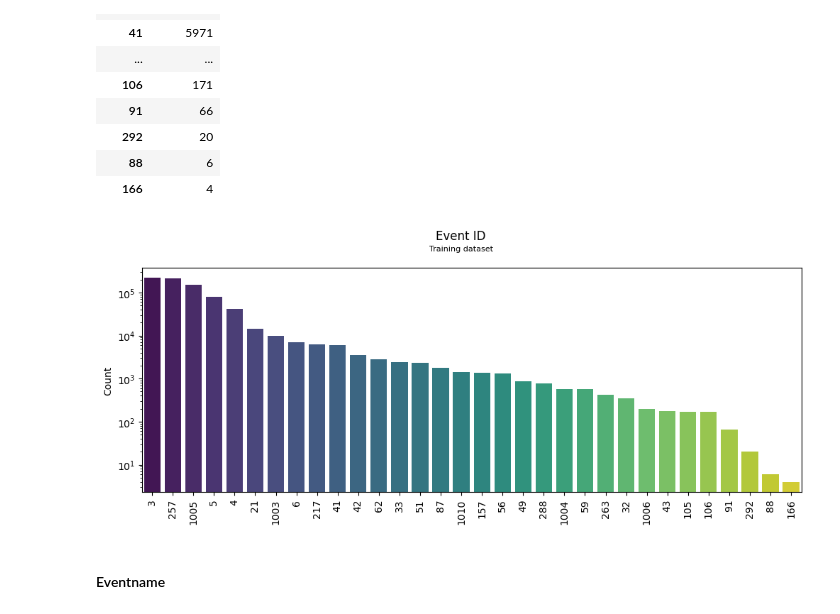
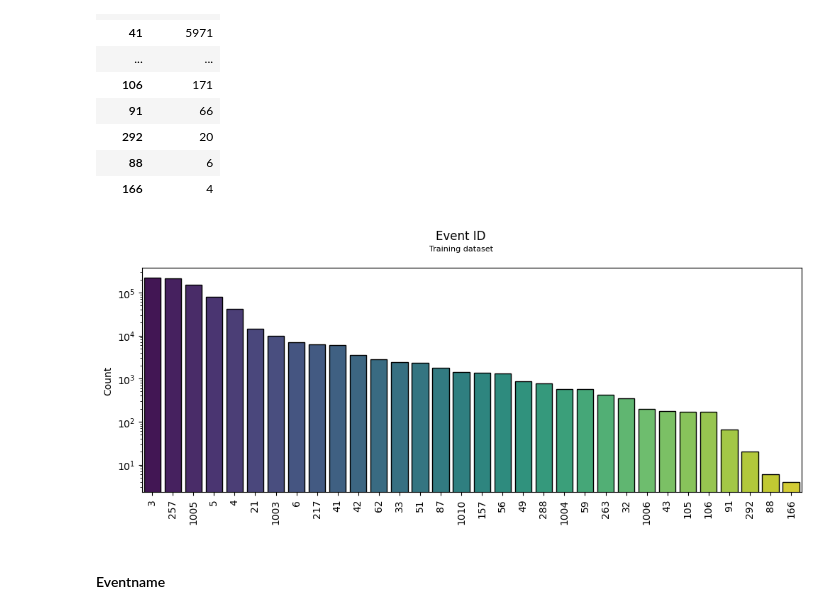
Before and after one commit to moryba/Beth-project, a Jupyter notebook: Data analysis/data analysis.ipynb, the cells around one changed output. Drawn from its saved outputs; the diff is of its cells as text; code cells hidden in the pictures.

```diff
--- a/Data analysis/data analysis.ipynb
+++ b/Data analysis/data analysis.ipynb
@@ -410,23 +410,23 @@ event_train
 # %%
 fig, ax = plt.subplots(figsize=(12,4))
 labels = event_train.index.values.astype('str')
 counts = event_train.timestamp.values
 
 
 y_pos = np.arange(len(labels))
 # ax.bar(labels, counts)
-sns.barplot(x=labels, y=counts, ax=ax, palette='viridis')
+sns.barplot(x=labels, y=counts, ax=ax, palette='viridis', edgecolor='black')
 plt.xticks(y_pos, labels)
 ax.set_ylabel('Count')
 
 ax.set_yscale('log')
 ax.tick_params(axis='x', labelrotation=90)
 plt.title('Event ID', size=12, ha="center", transform=fig.transFigure)
 plt.suptitle('Training dataset', size=8, ha="center", transform=fig.transFigure)
 plt.subplots_adjust(top=0.9, wspace=0.3)
 plt.show()
 # %% [output]
-[figure, old version]
+[figure, new version]
 # %% [markdown]
 #### Eventname
 # %%
```
Also changed, not shown: parts of 5 cells of this notebook.
